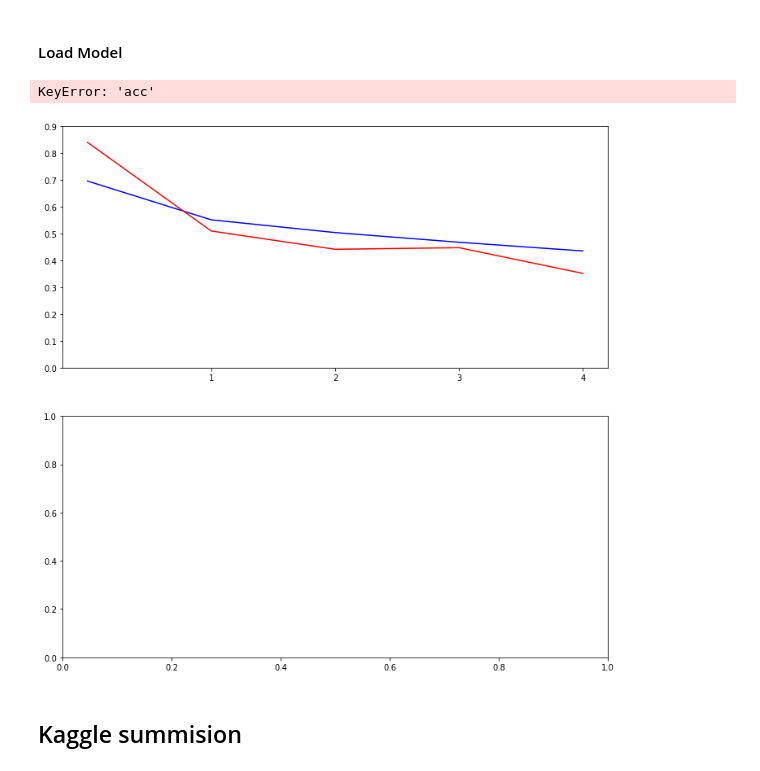
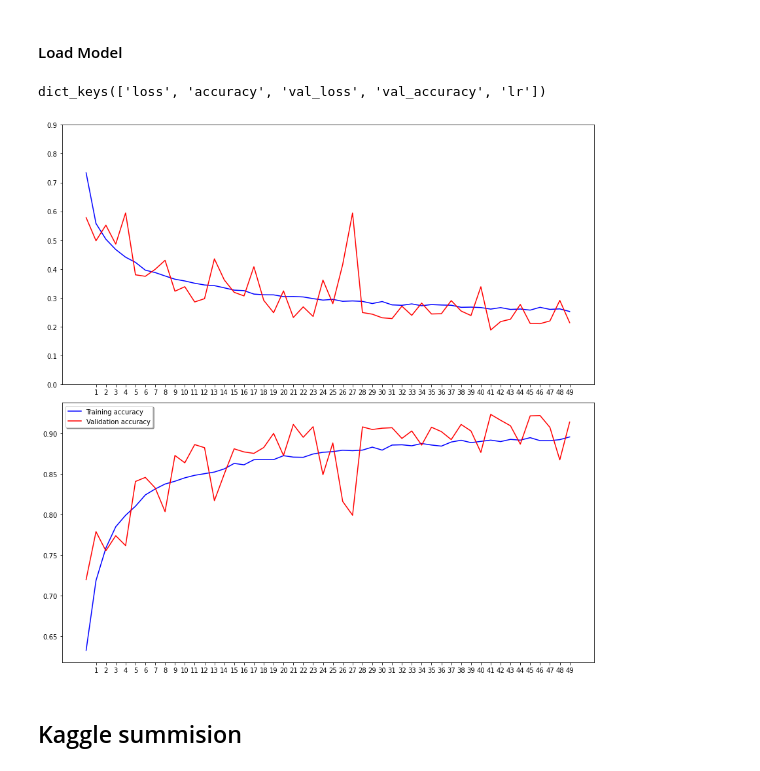
Before and after one commit to alejandroloda/DSProjects_1_CNN_Dogs_and_Cats_Keras, a Jupyter notebook: Classifier.ipynb, the cells around one changed output. Saved outputs shown, nothing was run; the diff lists cells and outputs as text; code cells hidden in the pictures.

```diff
--- a/Classifier.ipynb
+++ b/Classifier.ipynb
@@ -10,7 +10,7 @@ import os
 # %% [markdown]
 ## Define Constants
 # %%
-FAST_RUN = True
+FAST_RUN = False
 IMAGE_WIDTH=128
 IMAGE_HEIGHT=128
 IMAGE_SIZE=(IMAGE_WIDTH, IMAGE_HEIGHT)
@@ -105,12 +105,16 @@ from keras.layers import Conv2D, MaxPooling2D, Dropout, Flatten, Dense, Activati
 # Ejecutado capa a capa
 model = Sequential()
 
-# 3 Grupos:
+# 3 Grupos de convoluciones:
 
 # # Primero:
-model.add(Conv2D(32, (3, 3), activation='relu', input_shape=(IMAGE_WIDTH, IMAGE_HEIGHT, IMAGE_CHANNELS)))
+model.add(Conv2D(32,      # Las potencias de 2 están optimizadas para la fase de entrenamiento,
+                          # empezamos con un número pequeño para no sobrecargar al sistema
+                 (3, 3),  # Tamaño del filtro
+                 activation='relu',
+                 input_shape=(IMAGE_WIDTH, IMAGE_HEIGHT, IMAGE_CHANNELS))) # Es interesante indicarlo si no son cuadradas
 model.add(BatchNormalization())
-model.add(MaxPooling2D(pool_size=(2, 2)))
+model.add(MaxPooling2D(pool_size=(2, 2))) # Se define una ventana y se obtiene el máximo, de manera que se reduce el tamaño de la imagen
 model.add(Dropout(0.25))
 
 # # Segundo:
@@ -125,15 +129,17 @@ model.add(BatchNormalization())
 model.add(MaxPooling2D(pool_size=(2, 2)))
 model.add(Dropout(0.25))
 
-# # Cuarto:
+# # Flatten:
 model.add(Flatten())
-model.add(Dense(512, activation='relu'))
+model.add(Dense(512, activation='relu')) # Full conected layer
 model.add(BatchNormalization())
 model.add(Dropout(0.5))
-model.add(Dense(2, activation='softmax')) # 2 because we have cat and dog classes
+model.add(Dense(2,
+                activation='softmax'))  # 2 because we have cat and dog classes
 
-
-model.compile(loss='categorical_crossentropy', optimizer='rmsprop', metrics=['accuracy'])
+model.compile(loss='categorical_crossentropy',
+              optimizer='rmsprop',
+              metrics=['accuracy'])
 model.summary()
 # %% [output]
 Model: "sequential"
@@ -209,20 +224,23 @@ model = load_model("model.h5")
+# %%
+history.history.keys()
+# %% [output]
+dict_keys(['loss', 'accuracy', 'val_loss', 'val_accuracy', 'lr'])
 # %%
 fig, (ax1, ax2) = plt.subplots(2, 1, figsize=(12, 12))
 ax1.plot(history.history['loss'], color='b', label="Training loss")
 ax1.plot(history.history['val_loss'], color='r', label="validation loss")
 ax1.set_xticks(np.arange(1, epochs, 1))
 ax1.set_yticks(np.arange(0, 1, 0.1))
 
-ax2.plot(history.history['acc'], color='b', label="Training accuracy")
-ax2.plot(history.history['val_acc'], color='r',label="Validation accuracy")
+ax2.plot(history.history['accuracy'], color='b', label="Training accuracy")
+ax2.plot(history.history['val_accuracy'], color='r',label="Validation accuracy")
 ax2.set_xticks(np.arange(1, epochs, 1))
 
 legend = plt.legend(loc='best', shadow=True)
 plt.tight_layout()
 plt.show()
 # %% [output]
-KeyError: 'acc'
-[figure, old version]
+[figure, new version]
 # %% [markdown]
 ## Kaggle summision
 # %%
```
Also changed, not shown: parts of 11 cells of this notebook, 2 other files.
